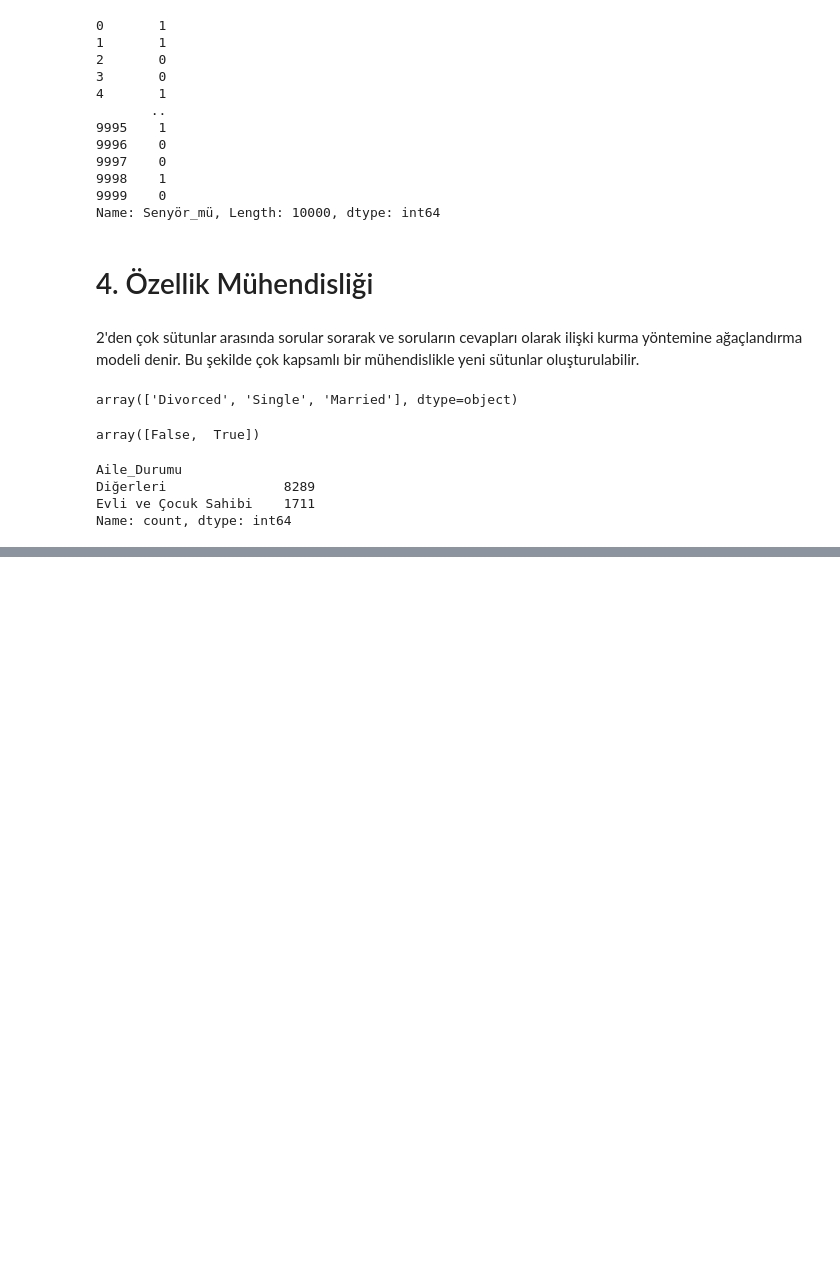
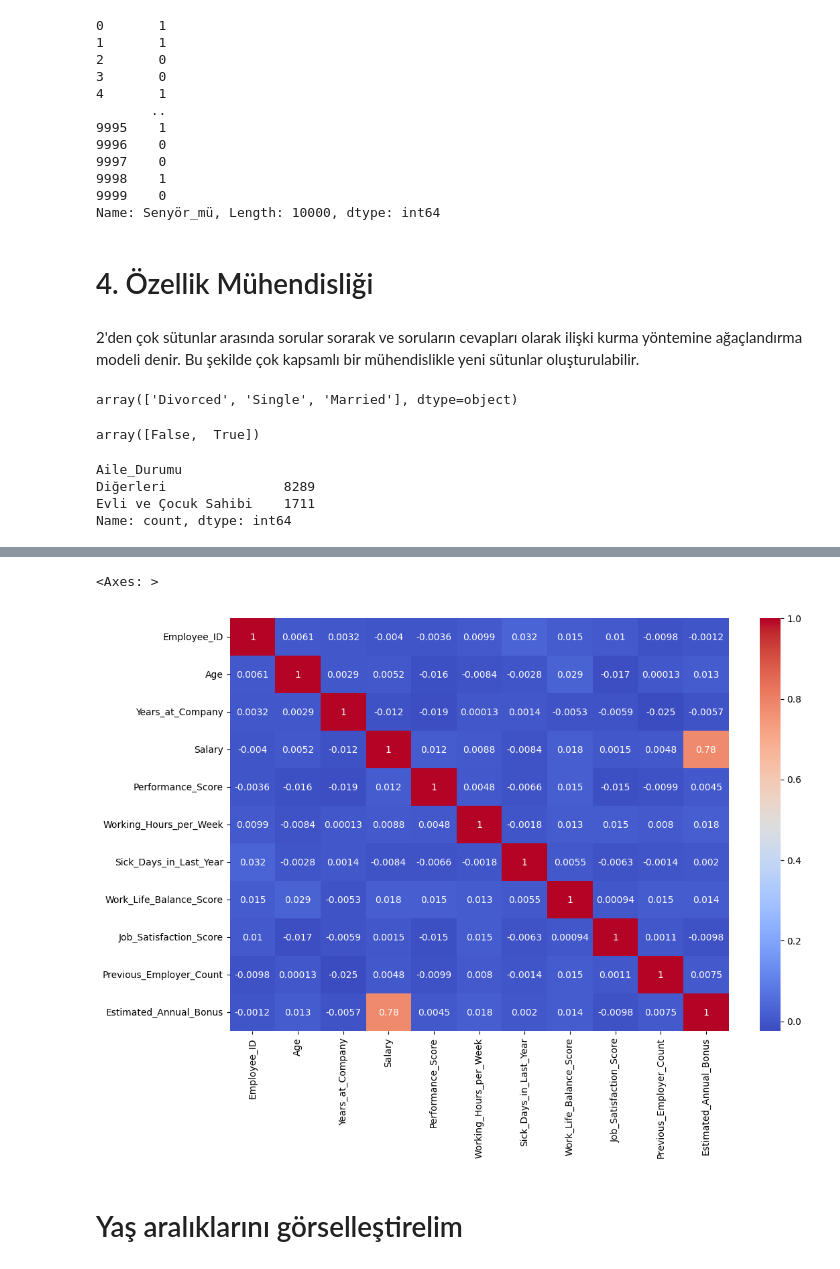
Before and after one commit to KisiselEmreOrganisyonProjeleri/HR_Analysis_Project, a Jupyter notebook: hr_data_project.ipynb, the cells around one changed output, grey strips where cells are left out. Cells and saved outputs as stored; diff of their text form; code cells hidden in the pictures; blank space fills up the shorter version.

```diff
--- a/hr_data_project.ipynb
+++ b/hr_data_project.ipynb
@@ -292,0 +396,4 @@ Name: count, dtype: int64
+# %%
+#Eğer çalışan uzaktan çalışıyorsa uzaktan çalışma/hastalık günleri oranına bakıp çalışma verimliliği bilgisini elde ediyoruz
+df['Uzaktan_Çalışanların_Hasta_Gün_Oranlari'] = np.where(df['Remote_Work'],(df['Sick_Days_in_Last_Year']/df['Working_Hours_per_Week'] + 1),0)
+df[['Name','Working_Hours_per_Week','Sick_Days_in_Last_Year','Remote_Work','Uzaktan_Çalışanların_Hasta_Gün_Oranlari']].tail(20)
@@ -292,0 +450,9 @@ Name: count, dtype: int64
+# %%
+#Korelasyon Matrisi
+plt.figure(figsize=(12,8))
+sns.heatmap(df[numeric_sütunlar].corr(), annot =True, cmap = 'coolwarm')
+# %% [output]
+<Axes: >
+[figure, added]
+# %% [markdown]
+# Yaş aralıklarını görselleştirelim
```
Also changed, not shown: parts of 31 cells of this notebook.
